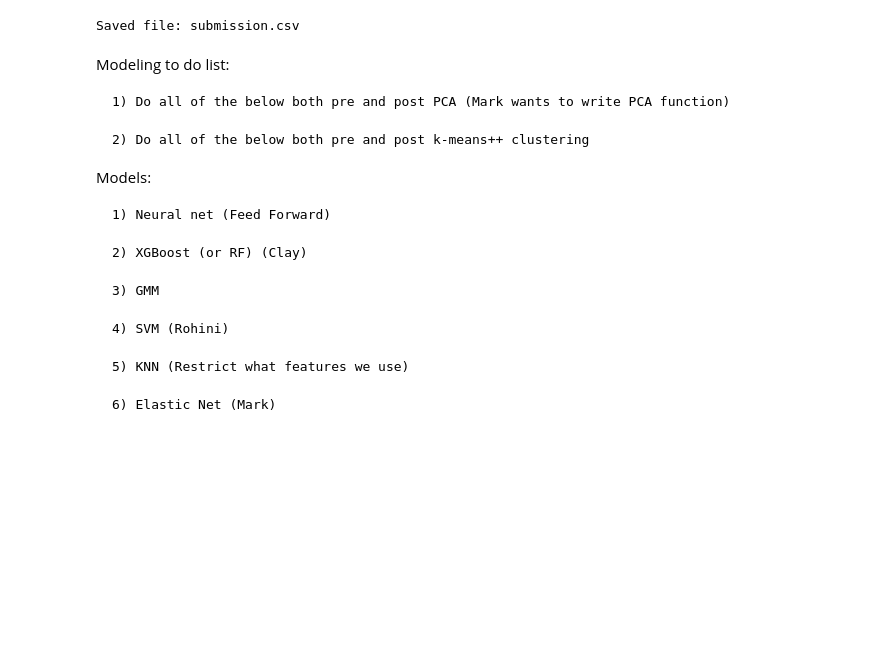
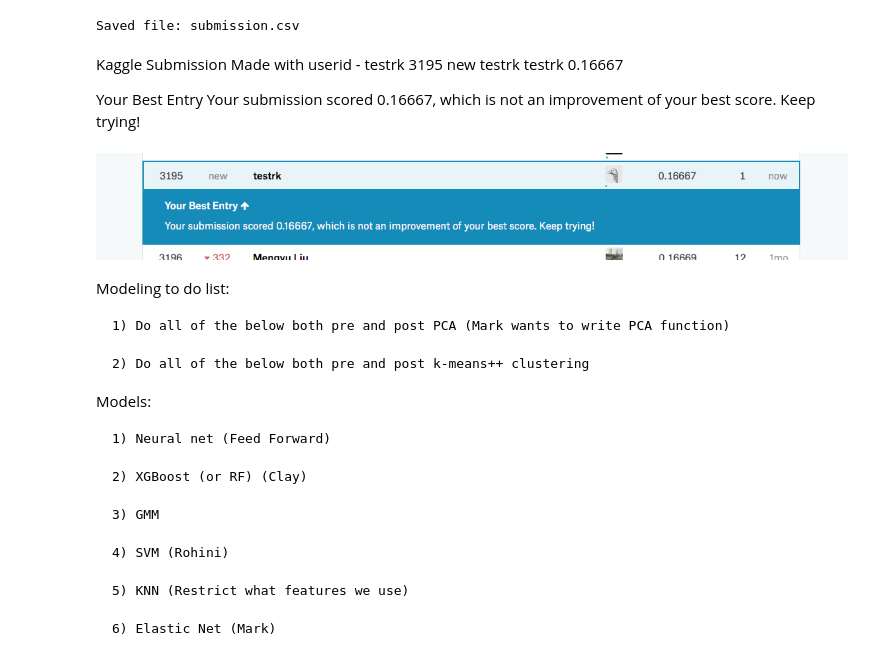
Before and after one commit to cgleach/w207_home_price_predictions_grp1, a Jupyter notebook: price_predictions_group1.ipynb, the cells around one changed output. Drawn from its saved outputs; the diff is of its cells as text; code cells hidden in the pictures; blank space fills up the shorter version.

Commit message:
add kaggle

```diff
--- a/price_predictions_group1.ipynb
+++ b/price_predictions_group1.ipynb
@@ -343,6 +343,18 @@ submission.to_csv(filename,index=False)
 print('Saved file: ' + filename)
 # %% [output]
 Saved file: submission.csv
+# %% [markdown]
+Kaggle Submission
+Made with userid - testrk
+3195 new testrk testrk 0.16667
+
+Your Best Entry
+Your submission scored 0.16667, which is not an improvement of your best score. Keep trying!
+# %%
+from IPython.display import Image
+Image(filename='kaggle_submit.png')
+# %% [output]
+[figure, added]
 # %% [markdown]
 Modeling to do list:
 
```
